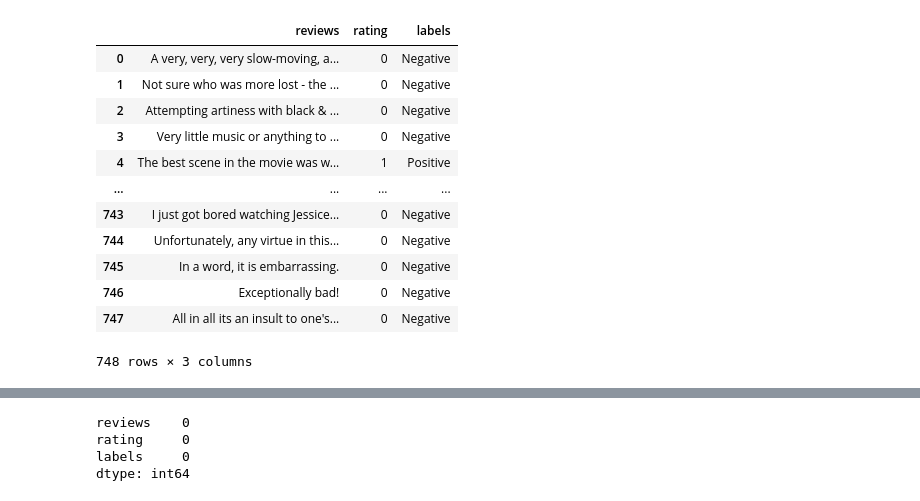
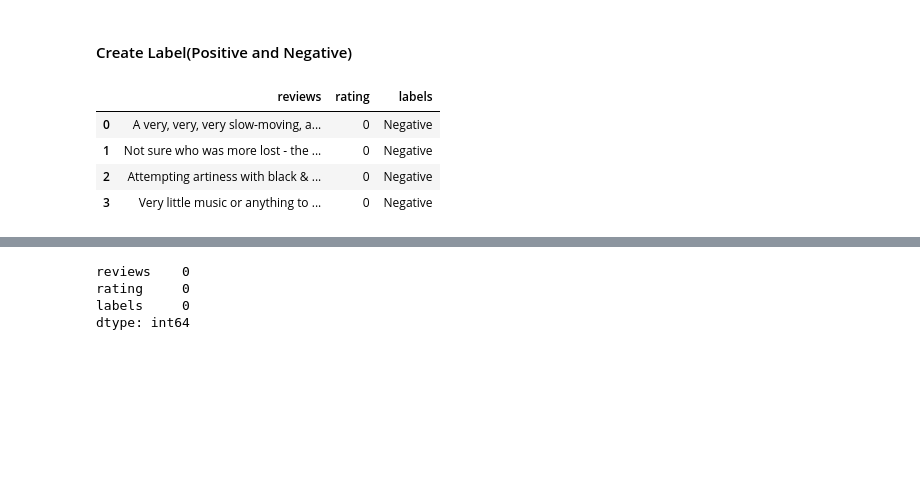
Before and after one commit to cisco00/Sentimental-Analysis-on-threat, a Jupyter notebook: ComplementNB.ipynb, the cells around one changed output, grey strips where cells are left out. Saved outputs shown, nothing was run; the diff lists cells and outputs as text; code cells hidden in the pictures; blank space fills up the shorter version.

```diff
--- a/ComplementNB.ipynb
+++ b/ComplementNB.ipynb
@@ -32,17 +58,11 @@ movie
+# %% [markdown]
+#### Create Label(Positive and Negative)
 # %%
 movie['labels'] = movie["rating"].apply(lambda x: "Positive" if x else "Negative")
-movie
+movie.head(4)
 # %% [output]
 |  | reviews | rating | labels |
 | 0 | A very, very, very slow-moving, a... | 0 | Negative |
 | 1 | Not sure who was more lost - the ... | 0 | Negative |
 | 2 | Attempting artiness with black & ... | 0 | Negative |
 | 3 | Very little music or anything to ... | 0 | Negative |
-| 4 | The best scene in the movie was w... | 1 | Positive |
-| ... | ... | ... | ... |
-| 743 | I just got bored watching Jessice... | 0 | Negative |
-| 744 | Unfortunately, any virtue in this... | 0 | Negative |
-| 745 | In a word, it is embarrassing. | 0 | Negative |
-| 746 | Exceptionally bad! | 0 | Negative |
-| 747 | All in all its an insult to one's... | 0 | Negative |
-748 rows × 3 columns
```
Also changed, not shown: parts of 30 cells of this notebook, 6 other files.
